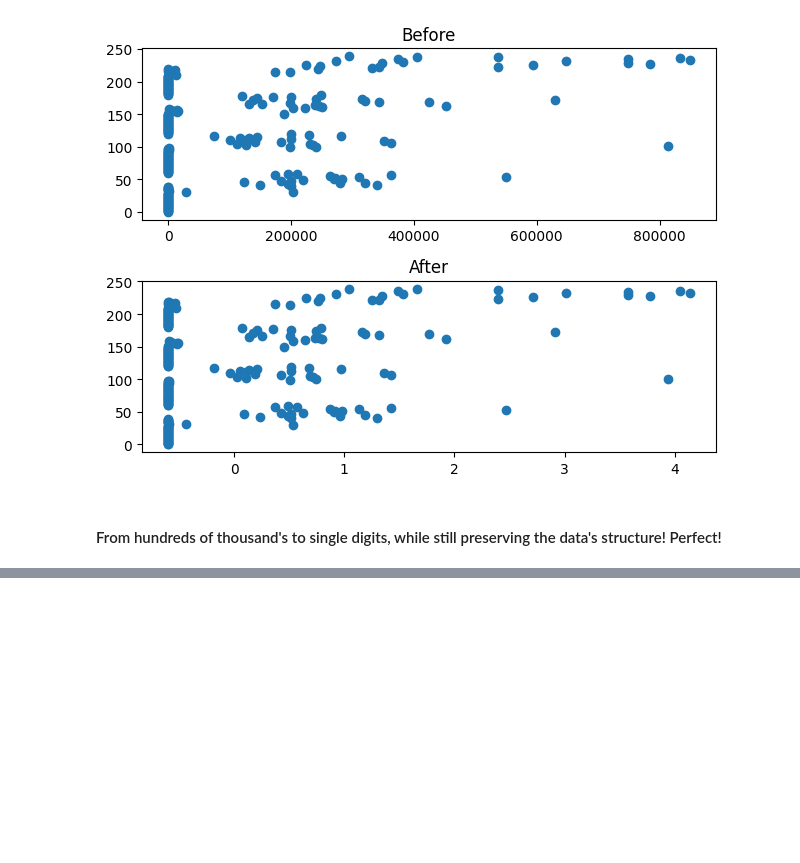
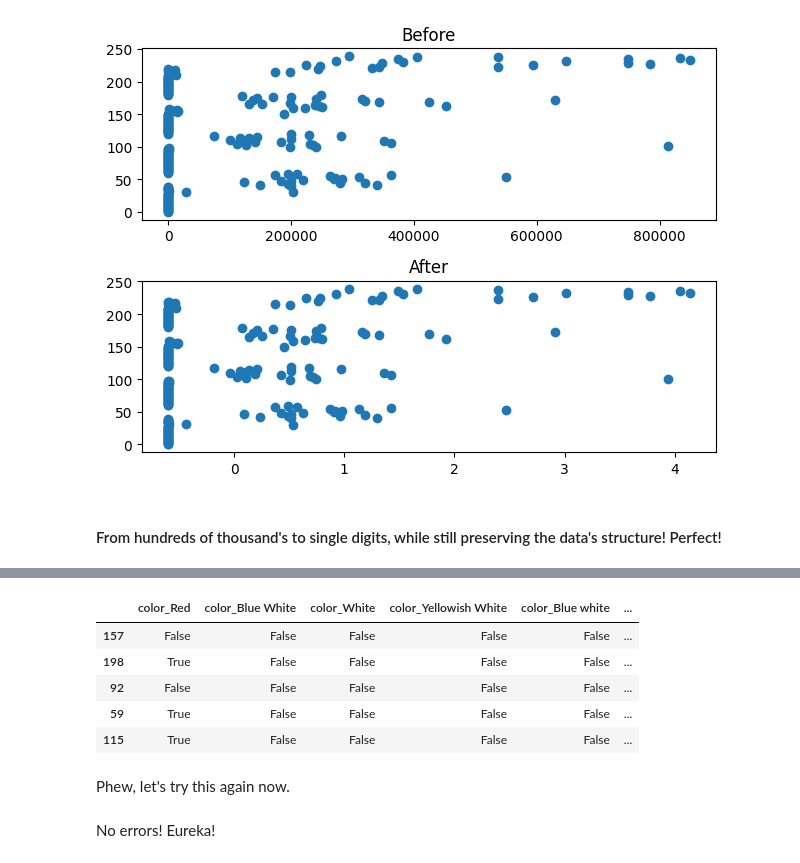
Before and after one commit to lucirie/Deep-learning, a Jupyter notebook: pytorch_neuralnet/star_classification.ipynb, the cells around one changed output, grey strips where cells are left out. Drawn from its saved outputs; the diff is of its cells as text; code cells hidden in the pictures; blank space fills up the shorter version.

Commit message:
Added dummy columns, prepared dep and indep tensors

```diff
--- a/pytorch_neuralnet/star_classification.ipynb
+++ b/pytorch_neuralnet/star_classification.ipynb
@@ -102,0 +155,12 @@ plt.show()
+# %%
+data = pd.get_dummies(data, columns=['color', 'class'])
+data[["color_Red", "color_Blue White", "color_White", "color_Yellowish White", "color_Blue white", "color_Pale yellow orange", "color_Blue", "color_Blue-white", "color_Whitish", "color_yellow-white", "color_Orange", "color_White-Yellow", "color_white", "color_yellowish", "color_Yellowish", "color_Orange-Red", "color_Blue-White"]].sample(5)
+# %% [output]
+|  | color_Red | color_Blue White | color_White | color_Yellowish White | color_Blue white | ... |
+| 157 | False | False | False | False | False | ... |
+| 198 | True | False | False | False | False | ... |
+| 92 | False | False | False | False | False | ... |
+| 59 | True | False | False | False | False | ... |
+| 115 | True | False | False | False | False | ... |
+# %% [markdown]
+Phew, let's try this again now.
@@ -102,0 +172,2 @@ plt.show()
+# %% [markdown]
+No errors! Eureka!
```
Also changed, not shown: parts of 10 cells of this notebook.
